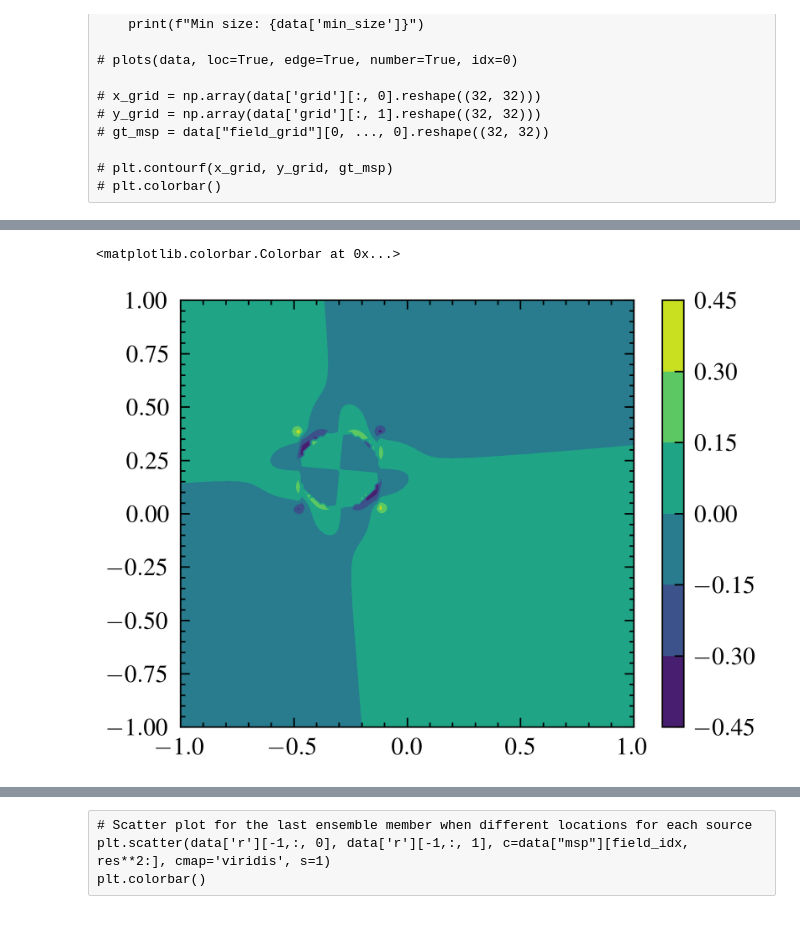
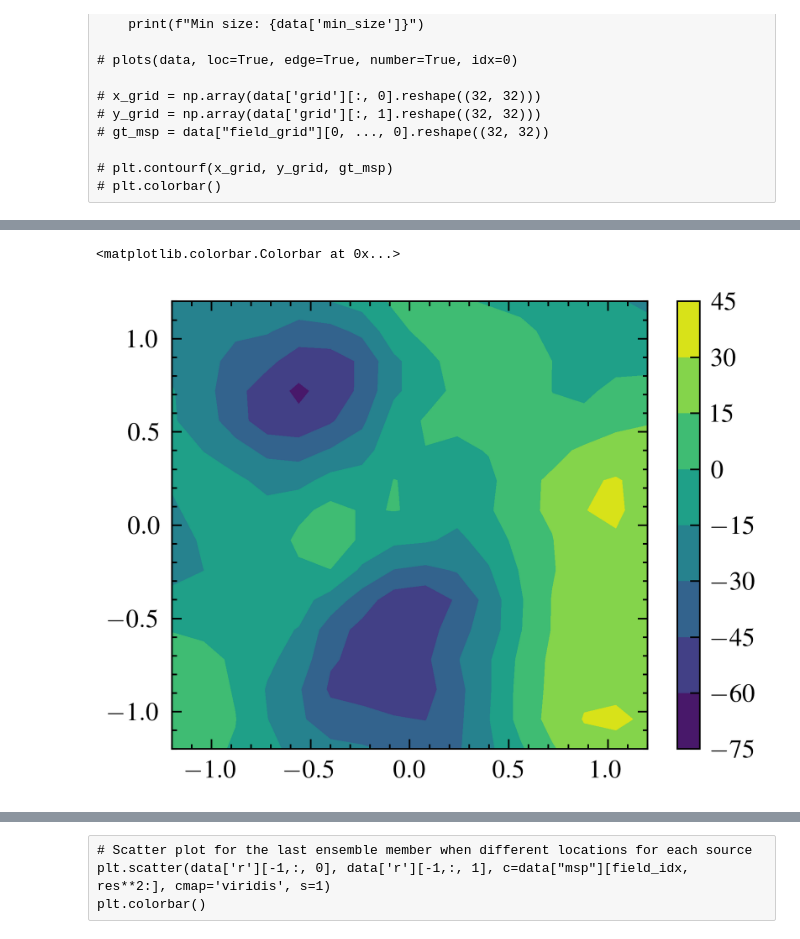
Before and after one commit to cmt-dtu-energy/hypermagnetics, a Jupyter notebook: nbs/check_dataset.ipynb, the cells around one changed output, grey strips where cells are left out. Drawn from its saved outputs; the diff is of its cells as text; code cells hidden in the pictures.

Commit message:
Corrected dataset for previous data structure

```diff
--- a/nbs/check_dataset.ipynb
+++ b/nbs/check_dataset.ipynb
@@ -28,14 +28,16 @@ for i in [10, 250, 500, 750, 1000, 1250]:
 # plt.contourf(x_grid, y_grid, gt_msp)
 # plt.colorbar()
 # %%
-name = "val_qt_dipole_res128_40_1020_1.h5"
-res = 128
-field_idx = 50
-data = read_db(name)
+# name = "100_50050_train.h5"
+# data = read_db_old(name, max_samples=10000)
+name = "eval_large_m_42_10_1500.h5"
+data = read_db(name, max_samples=10000)
+res = 16
+field_idx = 4
 nan_count = np.isnan(data["field"]).sum()
 print(f"Number of NaN values in data['field']: {nan_count}")
 print(f"Max size: {data['max_size']}")
 print(f"Min size: {data['min_size']}")
-plots(data, loc=True, edge=True, number=True, idx=field_idx)
+# plots(data, loc=True, edge=True, number=True, idx=field_idx)
 # %% [output]
 Number of NaN values in data['field']: 0
@@ -45,11 +61,11 @@ Min size: 0.005049414932727814
 # %%
 x_grid = np.array(data['grid'][:, 0].reshape((res, res)))
 y_grid = np.array(data['grid'][:, 1].reshape((res, res)))
-gt_msp = data["field_grid"][field_idx, ..., 0].reshape((res, res))
+gt_msp = data["msp_grid"][field_idx].reshape((res, res))
 
 plt.contourf(x_grid, y_grid, gt_msp)
 plt.colorbar()
 # %% [output]
 <matplotlib.colorbar.Colorbar at 0x...>
-[figure, old version]
+[figure, new version]
 # %%
```
Also changed, not shown: parts of 4 cells of this notebook, 7 other files.
